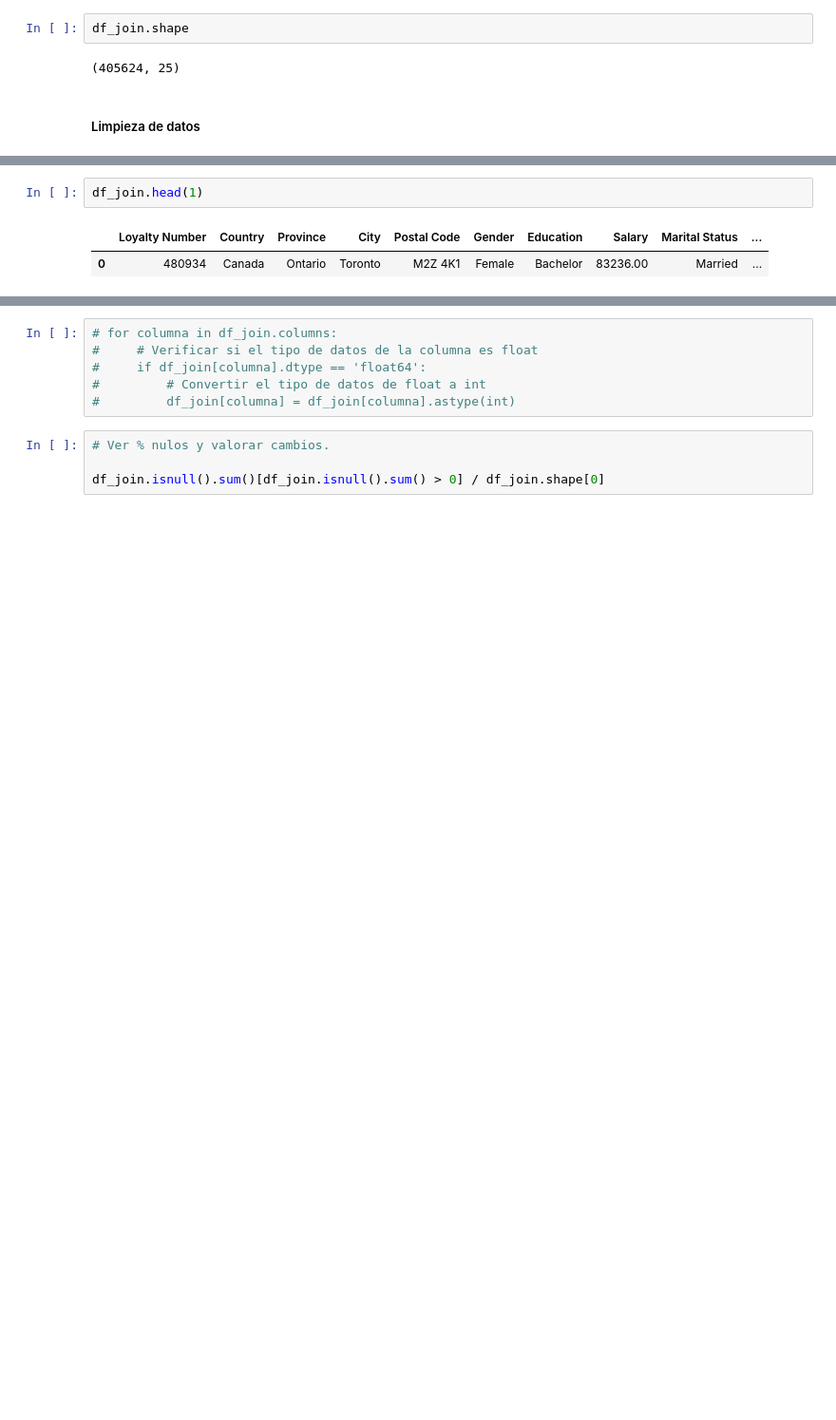
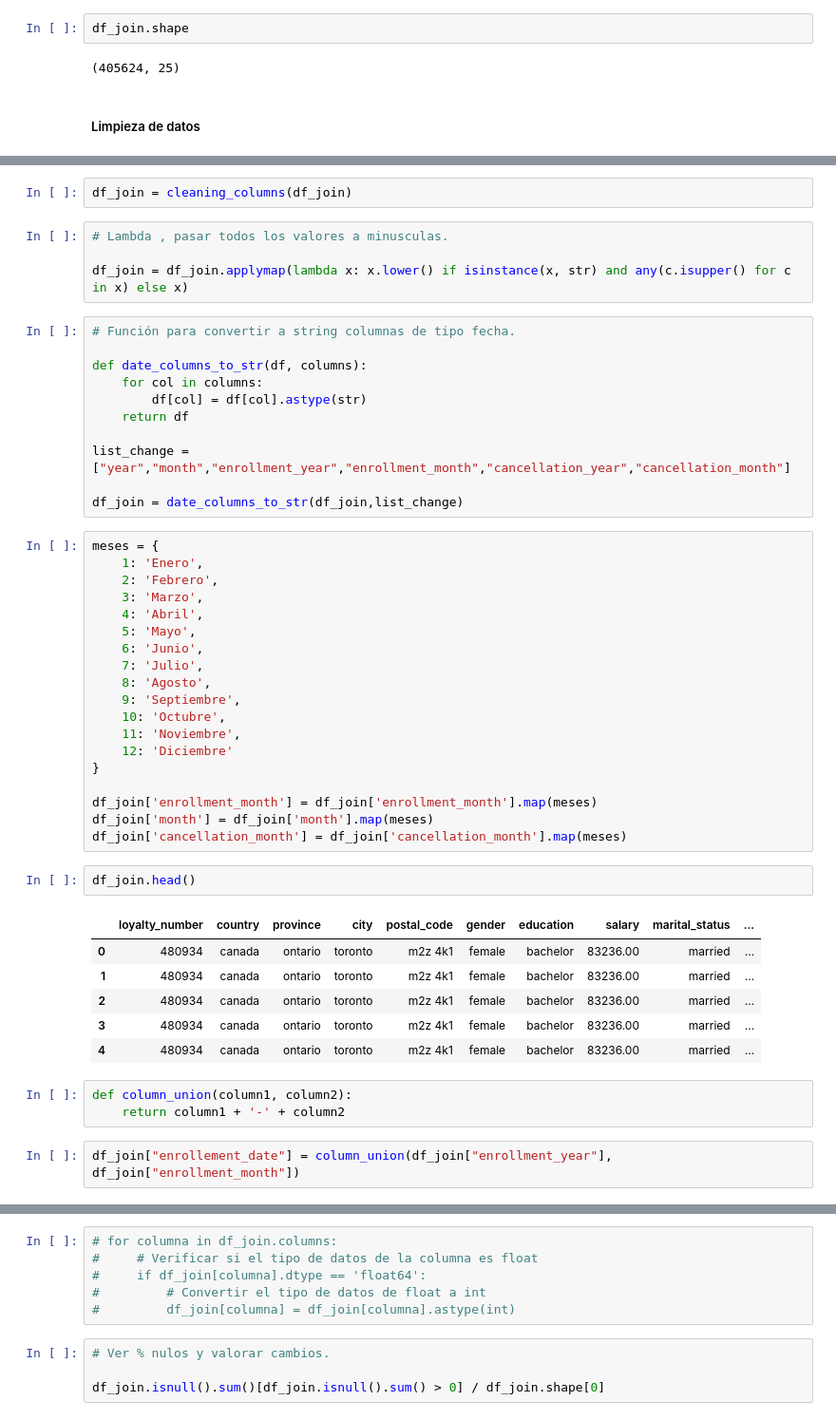
Before and after one commit to Adalab/bda-modulo-3-evaluacion-final-JohannaRL, a Jupyter notebook: final.ipynb, the cells around one changed output, grey strips where cells are left out. Shown: that part at 95% size. Drawn from its saved outputs; the diff is of its cells as text; blank space fills up the shorter version.

```diff
--- a/final.ipynb
+++ b/final.ipynb
@@ -313,5 +285,50 @@ df_join.shape
+# %%
+df_join = cleaning_columns(df_join)
+# %%
+# Lambda , pasar todos los valores a minusculas.
+
+df_join = df_join.applymap(lambda x: x.lower() if isinstance(x, str) and any(c.isupper() for c in x) else x)
+# %%
+# Función para convertir a string columnas de tipo fecha.
+
+def date_columns_to_str(df, columns):
+    for col in columns:
+        df[col] = df[col].astype(str)
+    return df
+
+list_change = ["year","month","enrollment_year","enrollment_month","cancellation_year","cancellation_month"]
+
+df_join = date_columns_to_str(df_join,list_change)
+# %%
+meses = {
+    1: 'Enero',
+    2: 'Febrero',
+    3: 'Marzo',
+    4: 'Abril',
+    5: 'Mayo',
+    6: 'Junio',
+    7: 'Julio',
+    8: 'Agosto',
+    9: 'Septiembre',
+    10: 'Octubre',
+    11: 'Noviembre',
+    12: 'Diciembre'
+}
+
+df_join['enrollment_month'] = df_join['enrollment_month'].map(meses)
+df_join['month'] = df_join['month'].map(meses)
+df_join['cancellation_month'] = df_join['cancellation_month'].map(meses)
 # %%
-df_join.head(1)
+df_join.head()
 # %% [output]
-|  | Loyalty Number | Country | Province | City | Postal Code | Gender | Education | Salary | Marital Status | ... |
-| 0 | 480934 | Canada | Ontario | Toronto | M2Z 4K1 | Female | Bachelor | 83236.00 | Married | ... |
+|  | loyalty_number | country | province | city | postal_code | gender | education | salary | marital_status | ... |
+| 0 | 480934 | canada | ontario | toronto | m2z 4k1 | female | bachelor | 83236.00 | married | ... |
+| 1 | 480934 | canada | ontario | toronto | m2z 4k1 | female | bachelor | 83236.00 | married | ... |
+| 2 | 480934 | canada | ontario | toronto | m2z 4k1 | female | bachelor | 83236.00 | married | ... |
+| 3 | 480934 | canada | ontario | toronto | m2z 4k1 | female | bachelor | 83236.00 | married | ... |
+| 4 | 480934 | canada | ontario | toronto | m2z 4k1 | female | bachelor | 83236.00 | married | ... |
+# %%
+def column_union(column1, column2):
+    return column1 + '-' + column2
+# %%
+df_join["enrollement_date"] = column_union(df_join["enrollment_year"], df_join["enrollment_month"])
```
Also changed, not shown: parts of 33 cells of this notebook.
